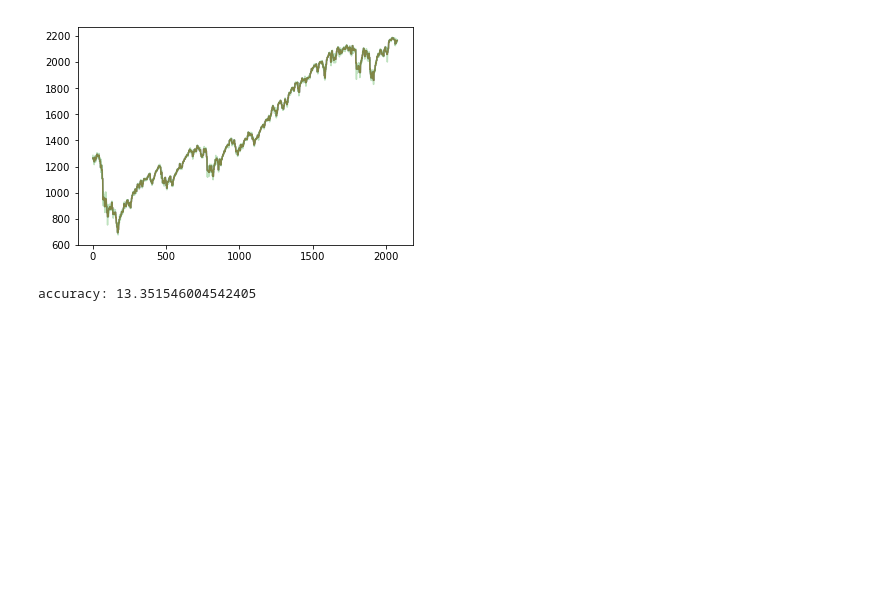
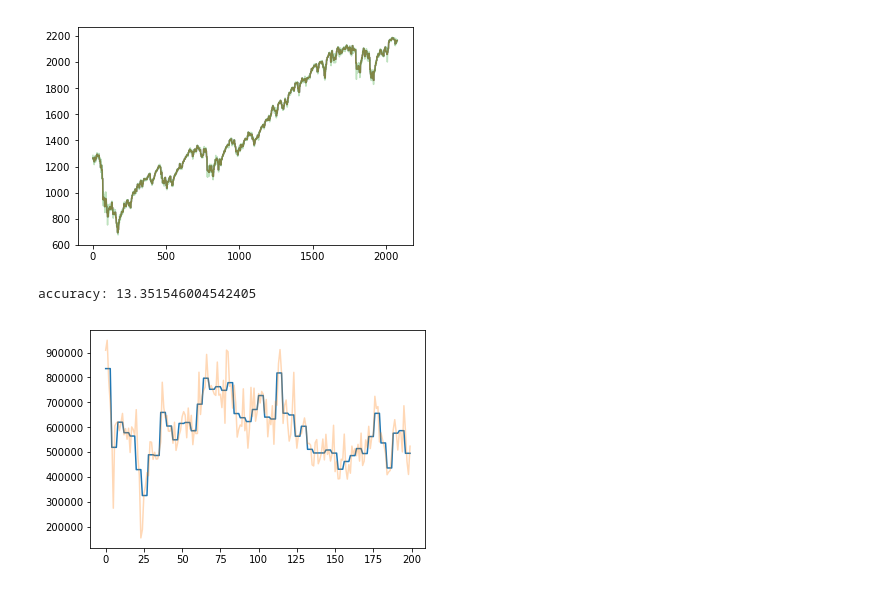
Before and after one commit to valcourgeau/intro-deep-learning-group, a Jupyter notebook: wavelet_transform.ipynb, the cells around one changed output. Drawn from its saved outputs; the diff is of its cells as text; code cells hidden in the pictures; blank space fills up the shorter version.

```diff
--- a/wavelet_transform.ipynb
+++ b/wavelet_transform.ipynb
@@ -46,7 +45,7 @@ def apply_wt_twice(data, wavelet='haar', level=2, mode='constant'):
         Return:
             Reconstructed time-series ignoring the higher frequencies.
     """
-    wt_results = apply_wt_once(data=sp500_data['Close_Price'],
+    wt_results = apply_wt_once(data=data,
                         wavelet=current_wavelet,
                         level=current_level,
                         mode=current_mode)
@@ -141,3 +138,9 @@ res = apply_wt_twice_on_dataset(sp500_data,
                                 wavelet=current_wavelet,
                                 level=current_level,
                                 mode=current_mode)
+# %%
+plt.plot(res["Volume"][100:300])
+plt.plot(sp500_data["Volume"][100:300], alpha=0.3)
+plt.show()
+# %% [output]
+[figure, added]
```
Also changed, not shown: parts of 2 cells of this notebook.
